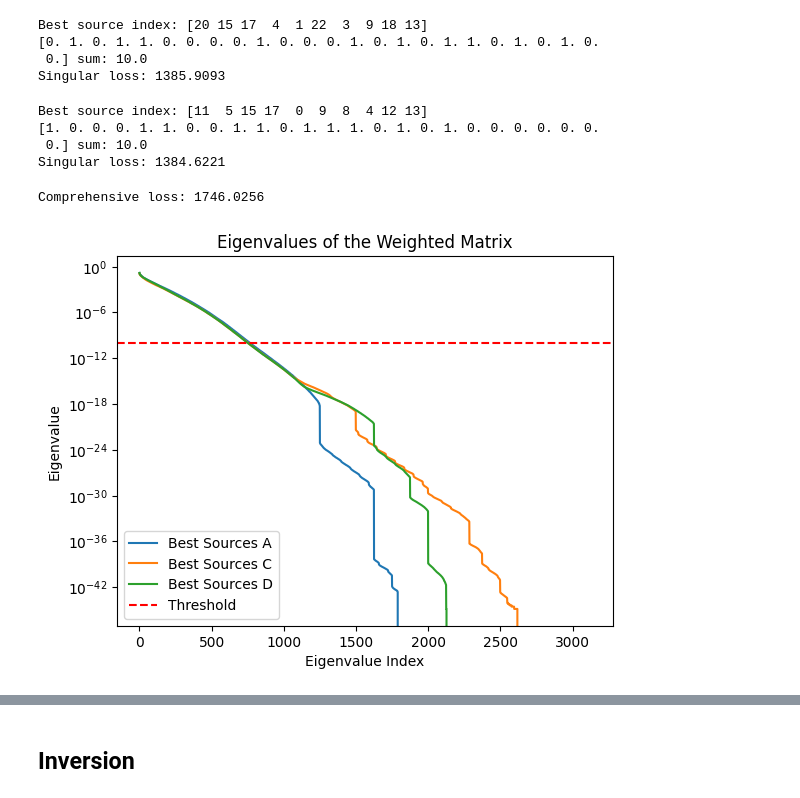
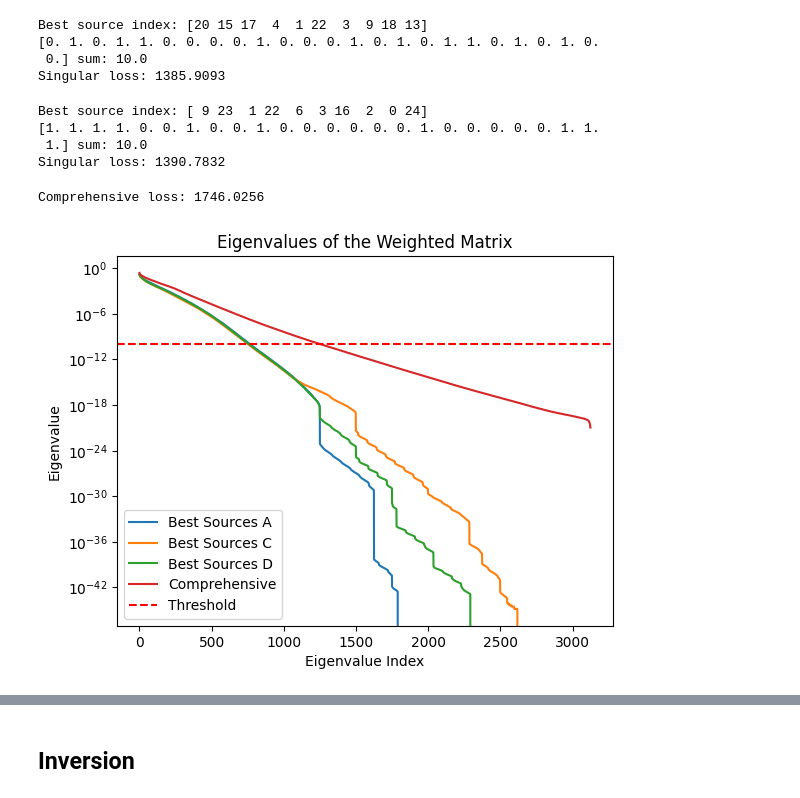
Before and after one commit to armercier/Hybrid-OED, a Jupyter notebook: src/scripts/test_case_comparison.ipynb, the cells around one changed output, grey strips where cells are left out. Drawn from its saved outputs; the diff is of its cells as text; code cells hidden in the pictures.

```diff
--- a/src/scripts/test_case_comparison.ipynb
+++ b/src/scripts/test_case_comparison.ipynb
@@ -60,7 +60,7 @@ model = jnp.load('model1.npy')
 
 print(model.shape)
 
-model_index = 84
+model_index = 7
 
 true_model = model[model_index,0,:,:]
 plt.imshow(true_model)
@@ -493,4 +493,4 @@ mask_history shape: (1250, 1250)
 Ordered list [19, 0, 4, 12, 2, 10, 9, 1, 3, 5]
 [figure]
 # %%
-best_source_A = jnp.array(ordered_list)
+best_sources_A = jnp.array(ordered_list)
@@ -803,7 +803,7 @@ def process_matrix_with_mask(matrix, best_source_index, final_mask, eigenvalue_c
 
     return singular_loss, full_mask, eigenvalues
 # %%
-final_loss_A, final_mask_A, eigenvlues_A = process_matrix_with_mask(matrix, best_source_A, jnp.zeros(num_sources) , eigenvalue_criterion, threshold=criterion_threshold)
+final_loss_A, final_mask_A, eigenvlues_A = process_matrix_with_mask(matrix, best_sources_A, jnp.zeros(num_sources) , eigenvalue_criterion, threshold=criterion_threshold)
 
 # best_source_A = jnp.array([21 ,20, 22, 23, 24, 16, 15, 17, 18, 19])
 # %% [output]
@@ -818,17 +818,18 @@ Best source index: [20 15 17  4  1 22  3  9 18 13]
 [0. 1. 0. 1. 1. 0. 0. 0. 0. 1. 0. 0. 0. 1. 0. 1. 0. 1. 1. 0. 1. 0. 1. 0.
  0.] sum: 10.0
 Singular loss: 1385.9093
-# %%
-# best_sources_D = jnp.array([11 , 5, 15,  0, 17,  9,  8,  4, 12, 13])
-# best_sources_D = jnp.array([19 , 5, 14  ,9  ,3  ,8  ,4  ,0 ,12 ,13])
-# best_sources_D = jnp.array([5, 19, 22,  9,  1, 12,  3, 14,  0, 13])
-best_sources_D = jnp.array([11  ,5, 15, 17 , 0 , 9 , 8 , 4 ,12 ,13])
-final_loss_D, final_mask_D, eigenvlues_D = process_matrix_with_mask(matrix, best_sources_D, jnp.zeros(num_sources), eigenvalue_criterion, threshold=criterion_threshold)
-# %% [output]
-Best source index: [11  5 15 17  0  9  8  4 12 13]
-[1. 0. 0. 0. 1. 1. 0. 0. 1. 1. 0. 1. 1. 1. 0. 1. 0. 1. 0. 0. 0. 0. 0. 0.
- 0.] sum: 10.0
-Singular loss: 1384.6221
+# %%
+# best_sources_D = jnp.array([11  ,5, 15, 17 , 0 , 9 , 8 , 4 ,12 ,13]) # model 84
+# best_sources_D = jnp.array([19,  9 , 5 , 3, 13, 22, 16, 24 , 0 ,14]) # model 84 dataloss
+# best_sources_D = jnp.array( [ 5, 18, 15,  9 ,10 , 4 , 8, 17, 12 ,13]) # model 7 modelloss
+# best_sources_D = jnp.array([ 9 ,23,  1, 22,  6,  3, 16,  2,  0, 24]) # model 84 modelloss probabilities applied on data
+best_sources_D = jnp.array()
+final_loss_D, final_mask_D, eigenvlues_D = process_matrix_with_mask(matrix, best_sources_D, jnp.zeros(num_sources), eigenvalue_criterion, threshold=criterion_threshold)
+# %% [output]
+Best source index: [ 9 23  1 22  6  3 16  2  0 24]
+[1. 1. 1. 1. 0. 0. 1. 0. 0. 1. 0. 0. 0. 0. 0. 0. 1. 0. 0. 0. 0. 0. 1. 1.
+ 1.] sum: 10.0
+Singular loss: 1390.7832
 # %%
 final_loss_comprehensive = eigenvalue_criterion(matrix, threshold=params["criterion_threshold"])
 eigenvlues_comprehensive = jnp.sort(jnp.linalg.svdvals(matrix)**2)[::-1]
@@ -838,20 +839,20 @@ Comprehensive loss: 1746.0256
 # %%
 # plot all the eigenvalues
 plt.figure()
 plt.semilogy(eigenvlues_A, label="Best Sources A")
 plt.semilogy(eigenvlues_C, label="Best Sources C")
 plt.semilogy(eigenvlues_D, label="Best Sources D")
-# plt.semilogy(eigenvlues_comprehensive, label="Comprehensive")
+plt.semilogy(eigenvlues_comprehensive, label="Comprehensive")
 plt.axhline(y=criterion_threshold, color='r', linestyle='--', label="Threshold")
 # plt.xlim(0, 100)
 # plt.ylim(1e-4, 1e-1)
 plt.legend()
 plt.xlabel("Eigenvalue Index")
 plt.ylabel("Eigenvalue")
 plt.title("Eigenvalues of the Weighted Matrix")
 plt.show()
 # %% [output]
-[figure, old version]
+[figure, new version]
 # %%
 # random selection of sources
 
```
Also changed, not shown: parts of 10 cells of this notebook, 1 other file.
